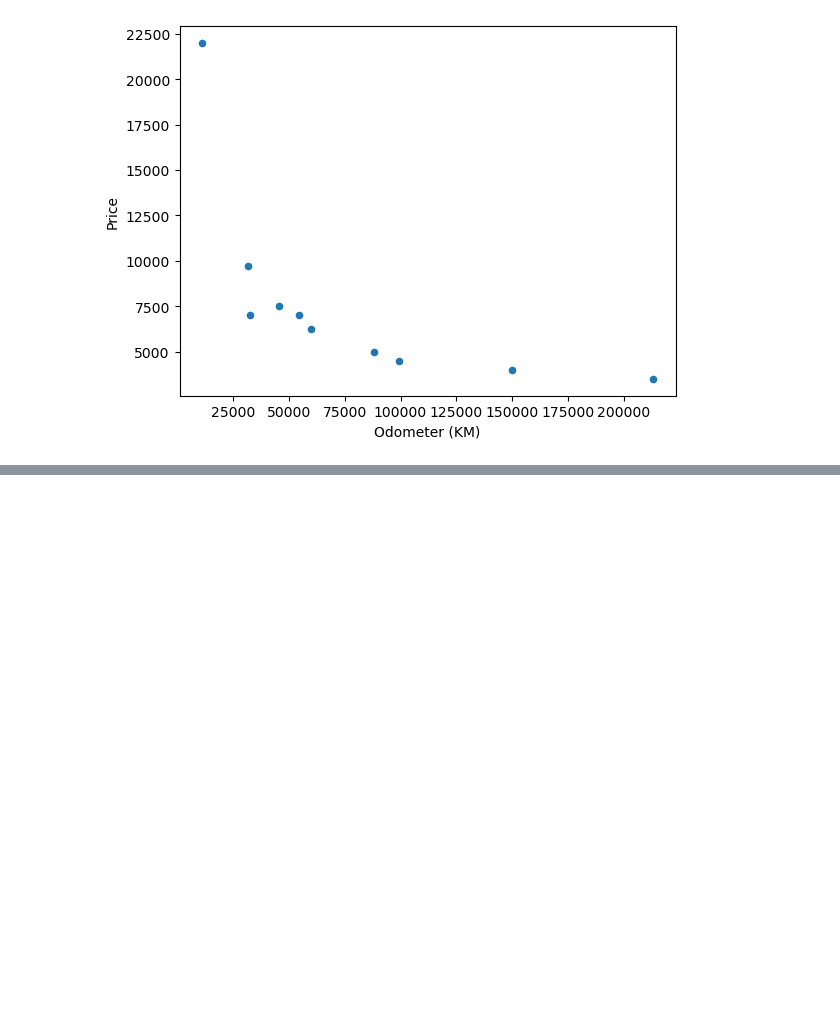
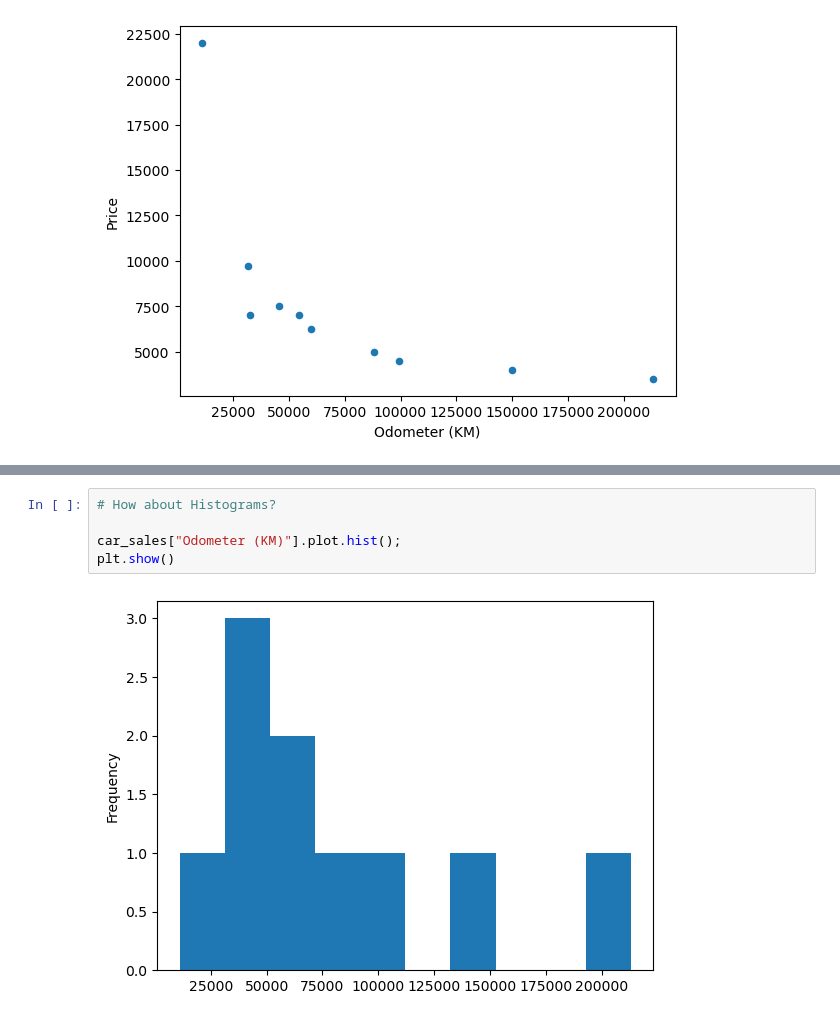
Before and after one commit to hamzazahidulislam/simple-ml, a Jupyter notebook: introduction-to-matplotlib.ipynb, the cells around one changed output, grey strips where cells are left out. Drawn from its saved outputs; the diff is of its cells as text; blank space fills up the shorter version.

```diff
--- a/introduction-to-matplotlib.ipynb
+++ b/introduction-to-matplotlib.ipynb
@@ -381,0 +431,7 @@ plt.show()
+# %%
+# How about Histograms?
+
+car_sales["Odometer (KM)"].plot.hist();
+plt.show()
+# %% [output]
+[figure, added]
```
Also changed, not shown: parts of 7 cells of this notebook.
